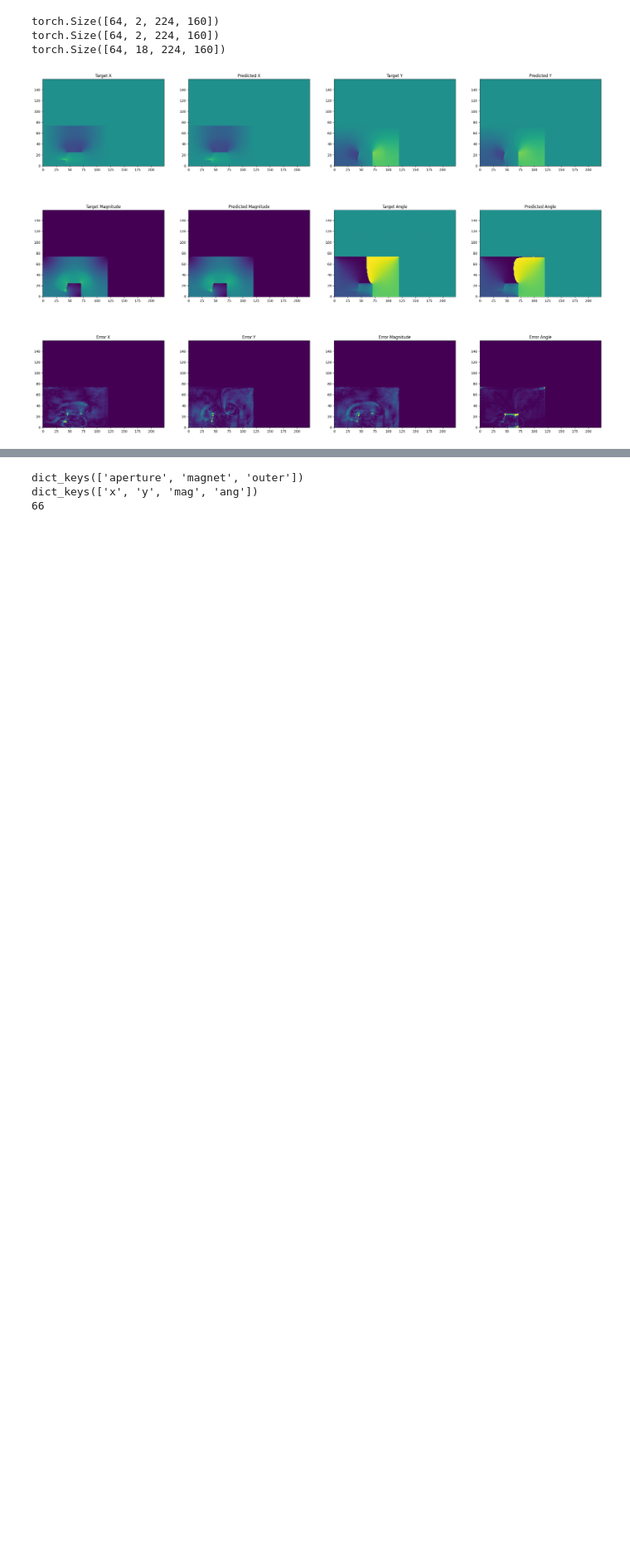
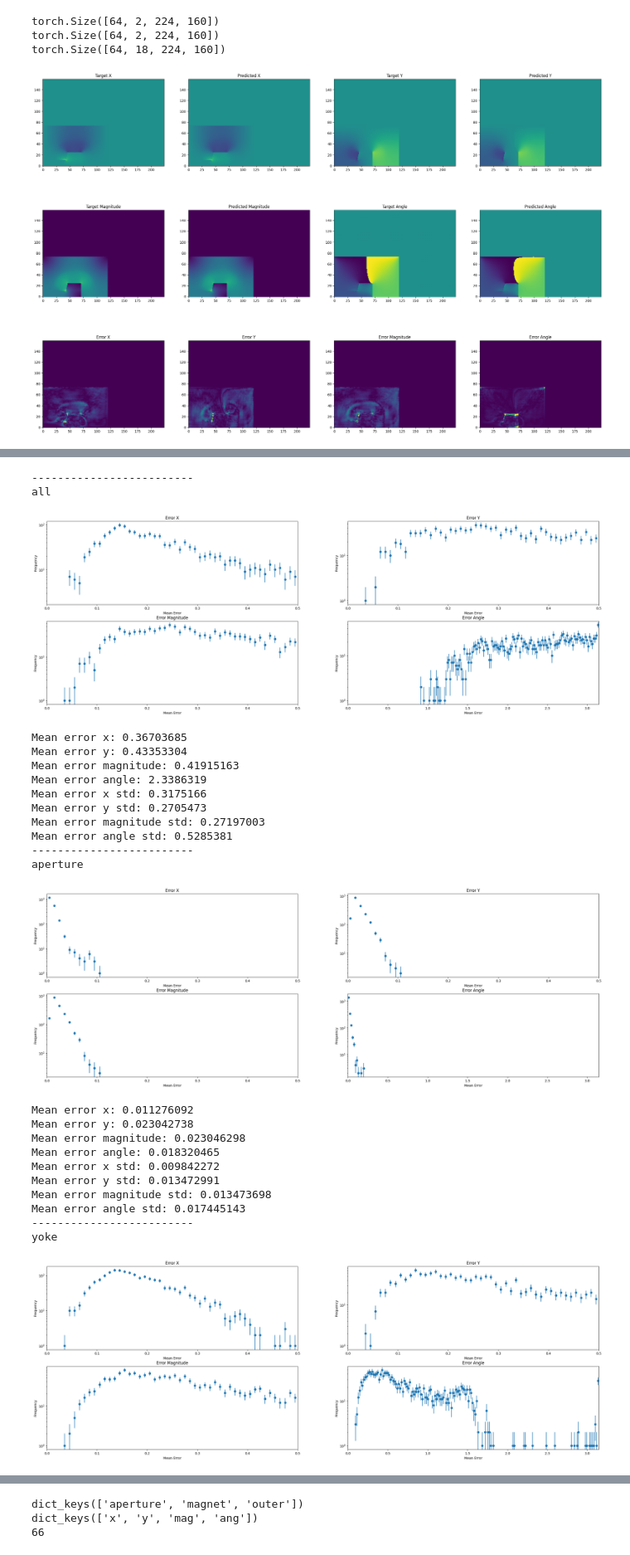
Before and after one commit to FlorianStummer/MaxAndFlorian, a Jupyter notebook: src/evaluation.ipynb, the cells around one changed output, grey strips where cells are left out. Shown at 83% size. Cells and saved outputs as stored; diff of their text form; code cells hidden in the pictures; blank space fills up the shorter version.

```diff
--- a/src/evaluation.ipynb
+++ b/src/evaluation.ipynb
@@ -284,0 +437,33 @@ Mean error angle std: 0.12994192214602854
+# %%
+# max
+getErrorHistograms(model, test_loader, figureOfMerit="all", metric="max")
+getErrorHistograms(model, test_loader, figureOfMerit="aperture", metric="max")
+getErrorHistograms(model, test_loader, figureOfMerit="yoke", metric="max")
+getErrorHistograms(model, test_loader, figureOfMerit="coil", metric="max")
+getErrorHistograms(model, test_loader, figureOfMerit="rest", metric="max")
+# %% [output]
+-------------------------
+all
+[figure, added]
+Mean error x: 0.36703685
+Mean error y: 0.43353304
+Mean error magnitude: 0.41915163
+Mean error angle: 2.3386319
+Mean error x std: 0.3175166
+Mean error y std: 0.2705473
+Mean error magnitude std: 0.27197003
+Mean error angle std: 0.5285381
+-------------------------
+aperture
+[figure, added]
+Mean error x: 0.011276092
+Mean error y: 0.023042738
+Mean error magnitude: 0.023046298
+Mean error angle: 0.018320465
+Mean error x std: 0.009842272
+Mean error y std: 0.013472991
+Mean error magnitude std: 0.013473698
+Mean error angle std: 0.017445143
+-------------------------
+yoke
+[figure, added]
```
Also changed, not shown: parts of 6 cells of this notebook.
